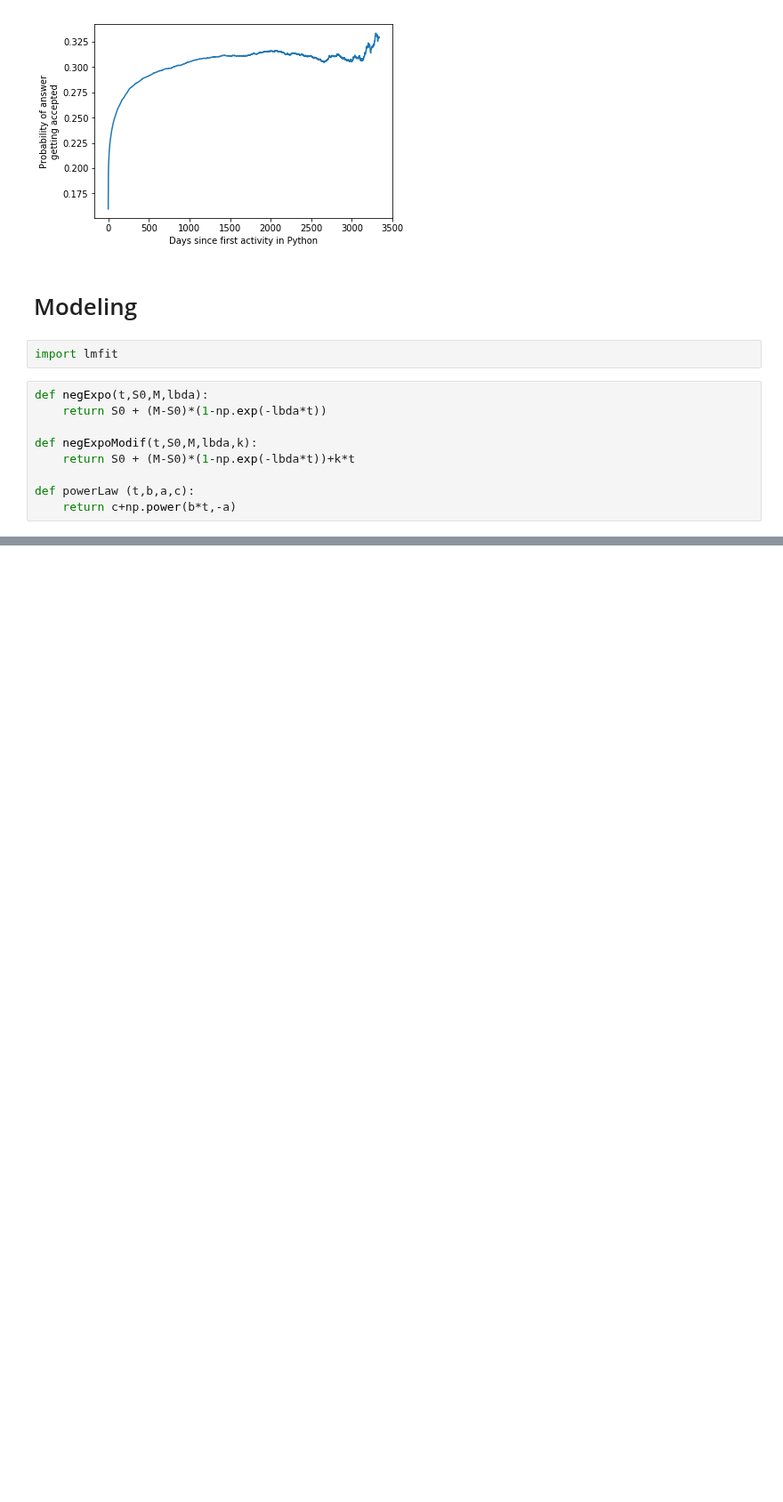
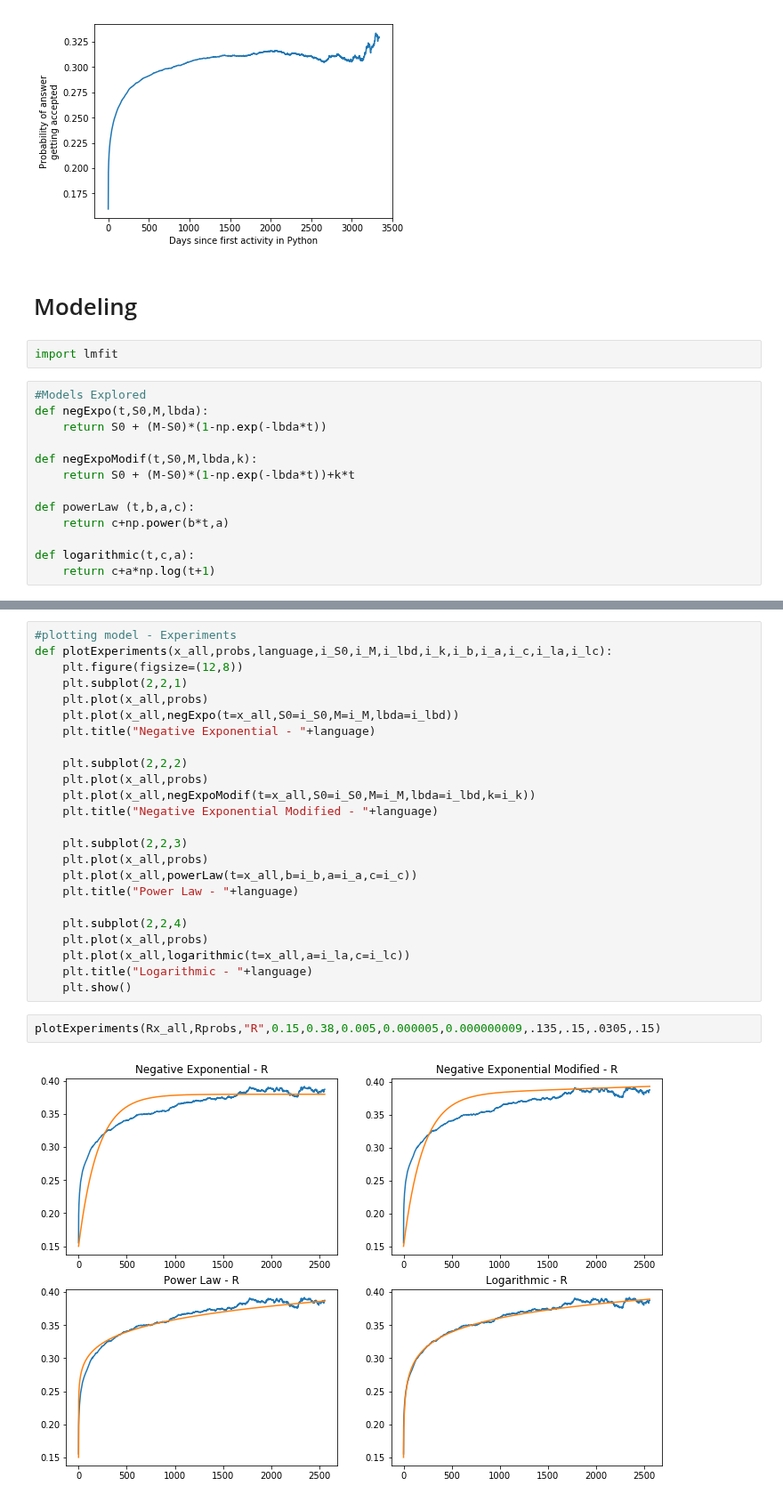
Before and after one commit to live-wire/overflow, a Jupyter notebook: ProbAccAnswerAllLanguages.ipynb, the cells around one changed output, grey strips where cells are left out. Shown at 89% size. Saved outputs shown, nothing was run; the diff lists cells and outputs as text; blank space fills up the shorter version.

Commit message:
4 models for 3 languages - preliminary results

```diff
--- a/ProbAccAnswerAllLanguages.ipynb
+++ b/ProbAccAnswerAllLanguages.ipynb
@@ -317,6 +320,7 @@ plotAvgCurve(Px_all,Pprobs,"Python")
 # %%
 import lmfit
 # %%
+#Models Explored
 def negExpo(t,S0,M,lbda):
     return S0 + (M-S0)*(1-np.exp(-lbda*t))
 
@@ -324,5 +328,8 @@ def negExpoModif(t,S0,M,lbda,k):
     return S0 + (M-S0)*(1-np.exp(-lbda*t))+k*t
 
 def powerLaw (t,b,a,c):
-    return c+np.power(b*t,-a)
+    return c+np.power(b*t,a)
+
+def logarithmic(t,c,a):
+    return c+a*np.log(t+1)
 # %%
@@ -374,0 +355,28 @@ plt.plot(Rx_all,powerLaw(t=Rx_all,**resultPowerLaw.values))
+# %%
+#plotting model - Experiments
+def plotExperiments(x_all,probs,language,i_S0,i_M,i_lbd,i_k,i_b,i_a,i_c,i_la,i_lc):
+    plt.figure(figsize=(12,8))
+    plt.subplot(2,2,1)
+    plt.plot(x_all,probs)
+    plt.plot(x_all,negExpo(t=x_all,S0=i_S0,M=i_M,lbda=i_lbd))
+    plt.title("Negative Exponential - "+language)
+
+    plt.subplot(2,2,2)
+    plt.plot(x_all,probs)
+    plt.plot(x_all,negExpoModif(t=x_all,S0=i_S0,M=i_M,lbda=i_lbd,k=i_k))
+    plt.title("Negative Exponential Modified - "+language)
+
+    plt.subplot(2,2,3)
+    plt.plot(x_all,probs)
+    plt.plot(x_all,powerLaw(t=x_all,b=i_b,a=i_a,c=i_c))
+    plt.title("Power Law - "+language)
+
+    plt.subplot(2,2,4)
+    plt.plot(x_all,probs)
+    plt.plot(x_all,logarithmic(t=x_all,a=i_la,c=i_lc))
+    plt.title("Logarithmic - "+language)
+    plt.show()
+# %%
+plotExperiments(Rx_all,Rprobs,"R",0.15,0.38,0.005,0.000005,0.000000009,.135,.15,.0305,.15)
+# %% [output]
+[figure, added]
```
Also changed, not shown: parts of 13 cells of this notebook.
